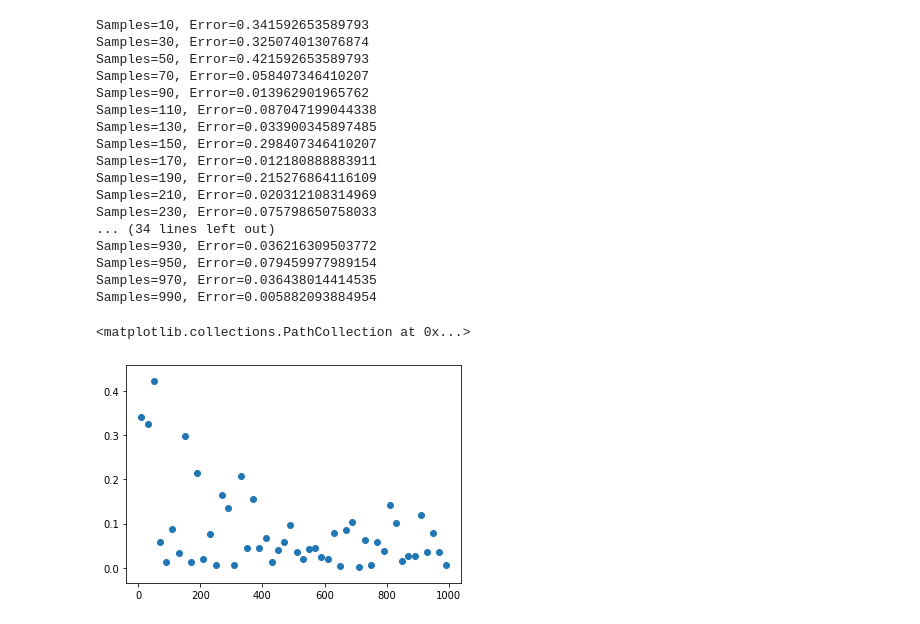
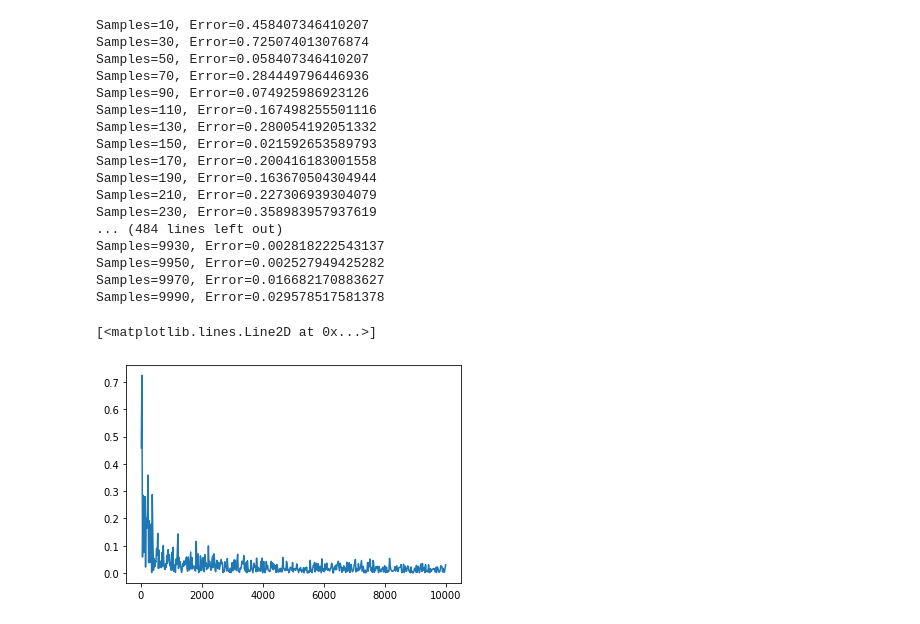
Before and after one commit to snambakkam14/coe311k, a Jupyter notebook: homework/sn29939-HW1.ipynb, the cells around one changed output. Saved outputs shown, nothing was run; the diff lists cells and outputs as text; code cells hidden in the pictures.

```diff
--- a/homework/sn29939-HW1.ipynb
+++ b/homework/sn29939-HW1.ipynb
@@ -19,35 +17,34 @@ def pi_approx(samples):
 # %%
 error = []
 
-for i in range(10,1000,20):
+for i in range(10,10000,20):
     mc_sim = pi_approx(i)
     err = np.abs(np.pi - mc_sim)
     error.append(err)
     print(f"Samples={i}, Error={err:.15f}")
 # %% [output]
-Samples=10, Error=0.341592653589793
-Samples=30, Error=0.325074013076874
-Samples=50, Error=0.421592653589793
-Samples=70, Error=0.058407346410207
-Samples=90, Error=0.013962901965762
-Samples=110, Error=0.087047199044338
-Samples=130, Error=0.033900345897485
-Samples=150, Error=0.298407346410207
-Samples=170, Error=0.012180888883911
-Samples=190, Error=0.215276864116109
-Samples=210, Error=0.020312108314969
-Samples=230, Error=0.075798650758033
-... (34 lines left out)
-Samples=930, Error=0.036216309503772
-Samples=950, Error=0.079459977989154
-Samples=970, Error=0.036438014414535
-Samples=990, Error=0.005882093884954
+Samples=10, Error=0.458407346410207
+Samples=30, Error=0.725074013076874
+Samples=50, Error=0.058407346410207
+Samples=70, Error=0.284449796446936
+Samples=90, Error=0.074925986923126
+Samples=110, Error=0.167498255501116
+Samples=130, Error=0.280054192051332
+Samples=150, Error=0.021592653589793
+Samples=170, Error=0.200416183001558
+Samples=190, Error=0.163670504304944
+Samples=210, Error=0.227306939304079
+Samples=230, Error=0.358983957937619
+... (484 lines left out)
+Samples=9930, Error=0.002818222543137
+Samples=9950, Error=0.002527949425282
+Samples=9970, Error=0.016682170883627
+Samples=9990, Error=0.029578517581378
 # %%
-samp = np.arange(10,1000,20)
+samp = np.arange(10,10000,20)
 
 plt.figure()
-plt.
-plt.scatter(samp,error)
+plt.plot(samp,error)
 # %% [output]
-<matplotlib.collections.PathCollection at 0x...>
+[<matplotlib.lines.Line2D at 0x...>]
-[figure, old version]
+[figure, new version]
```
Also changed, not shown: parts of 1 cell of this notebook, 1 other file.
